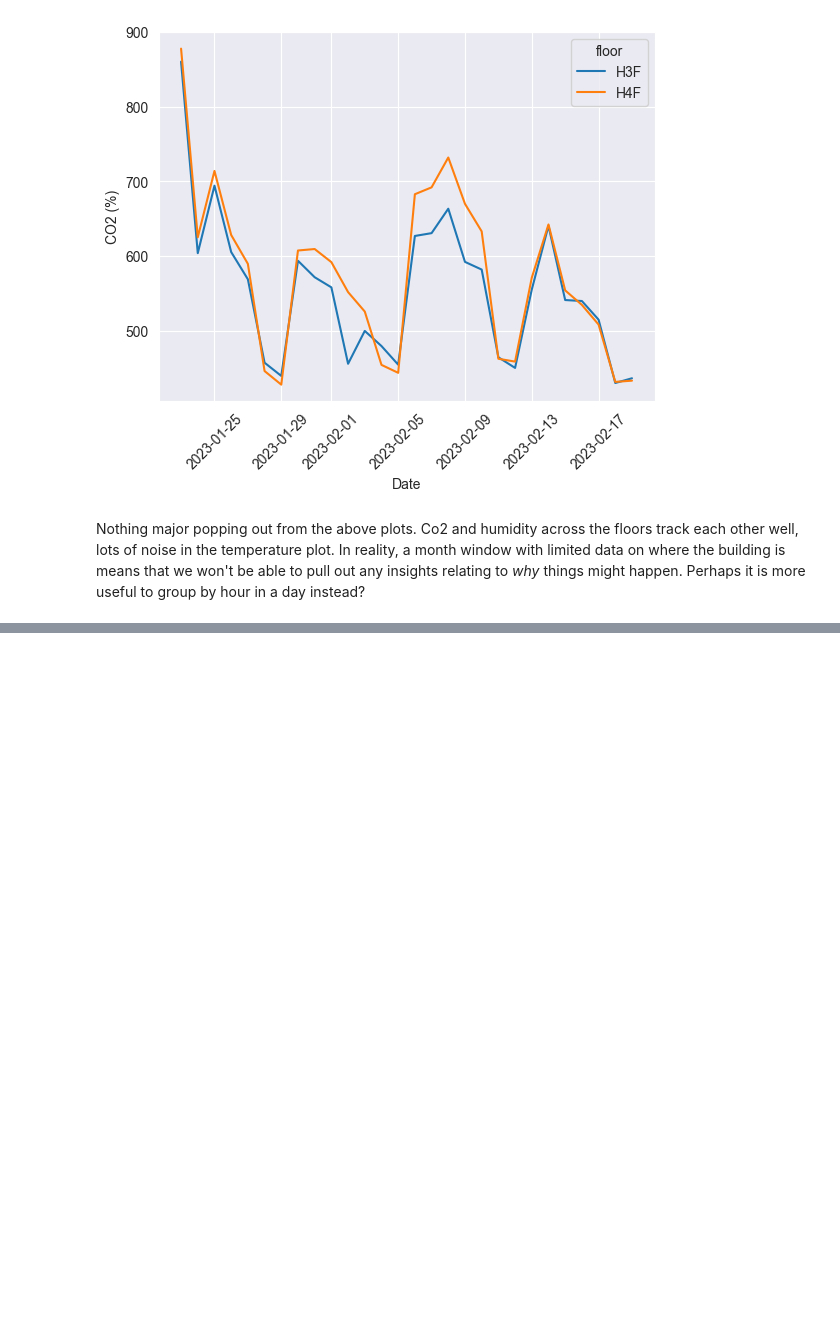
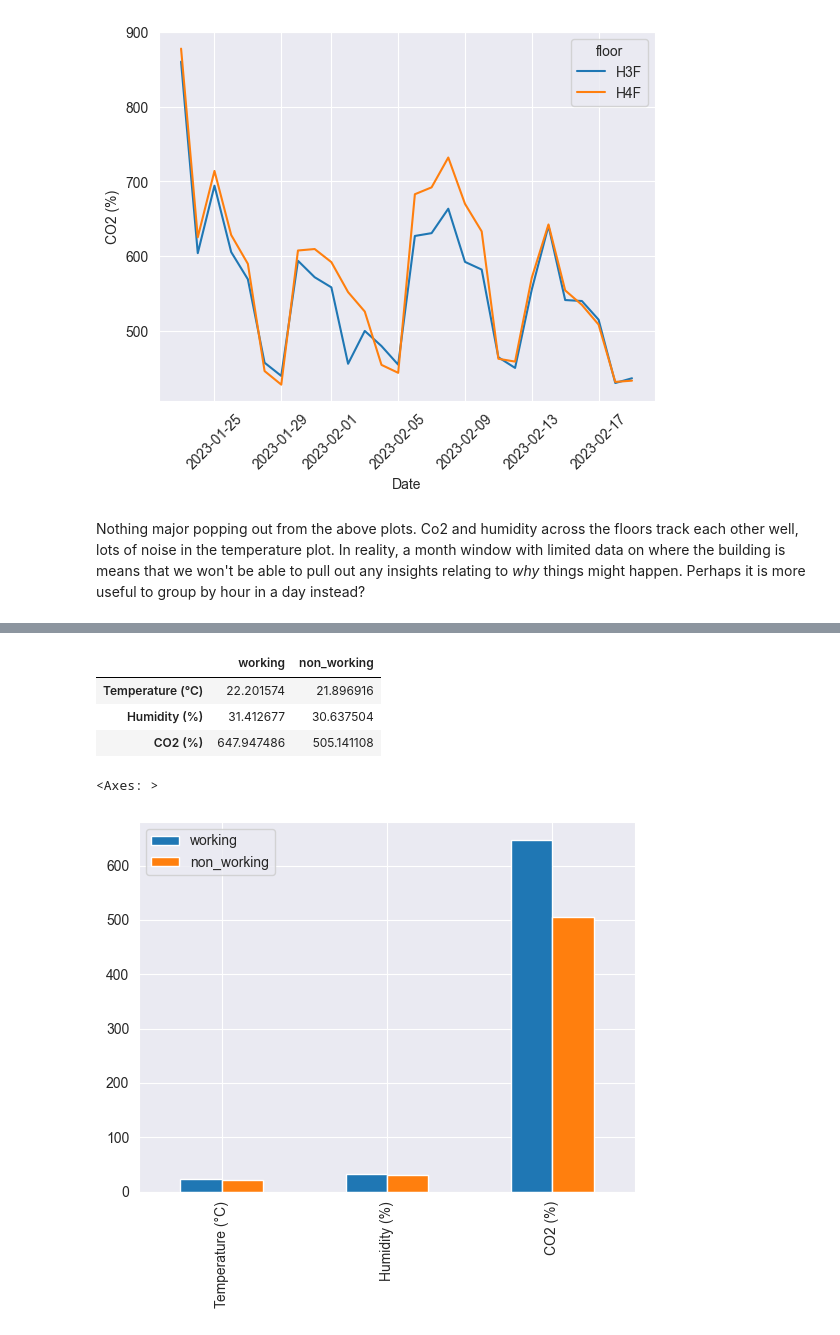
Before and after one commit to SidMurthy97/fp_task, a Jupyter notebook: analysis.ipynb, the cells around one changed output, grey strips where cells are left out. Drawn from its saved outputs; the diff is of its cells as text; code cells hidden in the pictures; blank space fills up the shorter version.

```diff
--- a/analysis.ipynb
+++ b/analysis.ipynb
@@ -408,0 +421,18 @@ for column in iaq_by_hour:
+# %%
+working_hours = np.linspace(8,17,10)
+metrics_by_hours = pd.DataFrame()
+
+metrics_by_hours["working"] = iaq_by_hour[iaq_by_hour.index.isin(working_hours, level=1)].mean(numeric_only=True)
+metrics_by_hours["non_working"] = iaq_by_hour[~iaq_by_hour.index.isin(working_hours, level=1)].mean(numeric_only=True)
+
+metrics_by_hours
+# %% [output]
+|  | working | non_working |
+| Temperature (°C) | 22.201574 | 21.896916 |
+| Humidity (%) | 31.412677 | 30.637504 |
+| CO2 (%) | 647.947486 | 505.141108 |
+# %%
+metrics_by_hours.plot(kind='bar')
+# %% [output]
+<Axes: >
+[figure, added]
```
Also changed, not shown: parts of 13 cells of this notebook.
